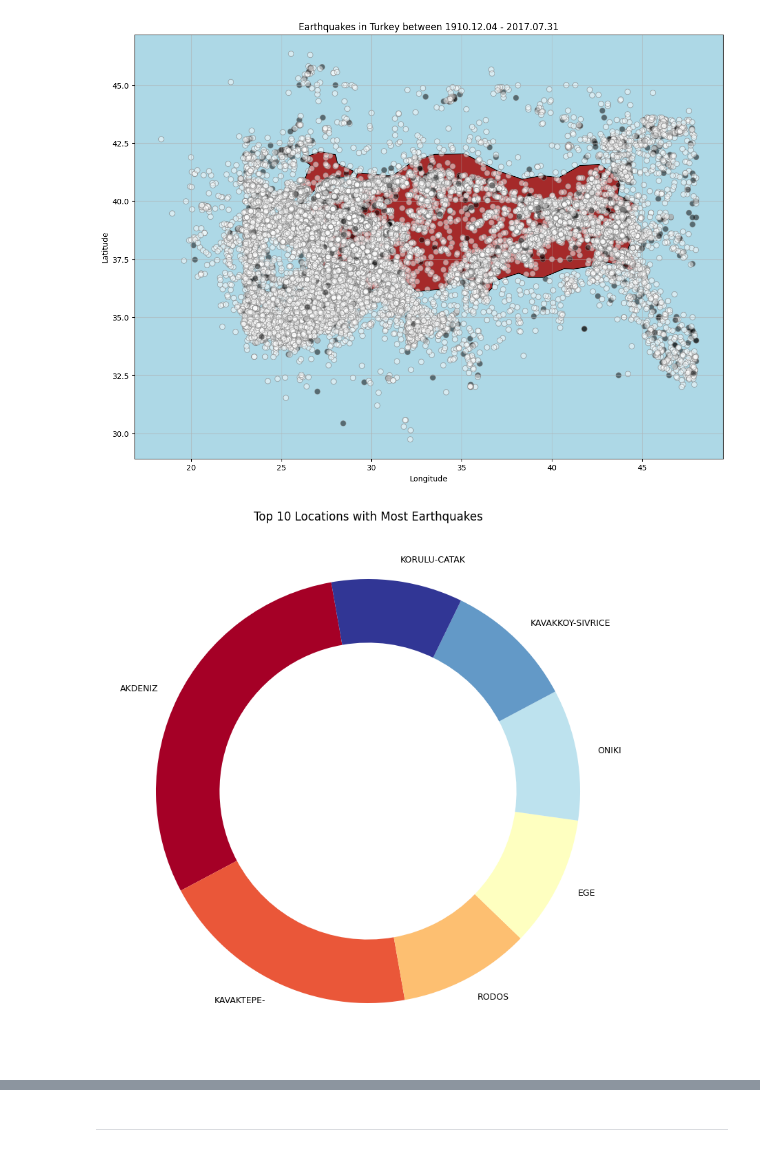
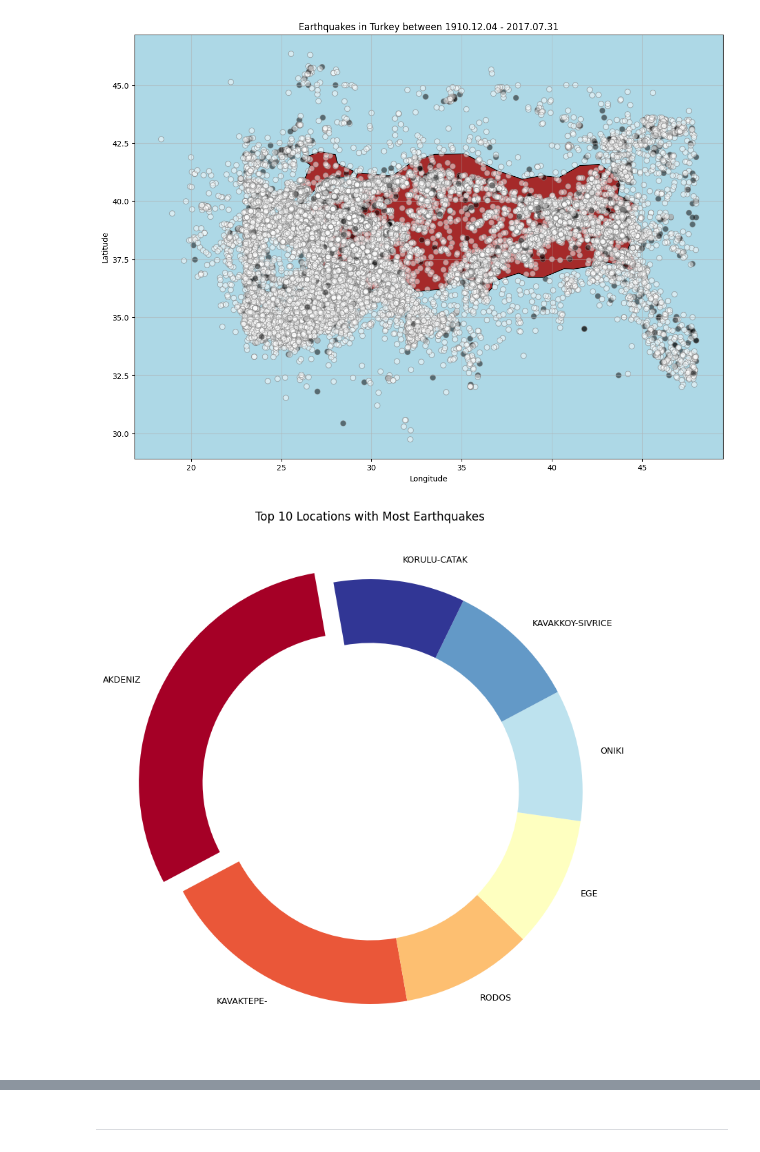
Before and after one commit to sedataskan/earthquake, a Jupyter notebook: earthquake.ipynb, the cells around one changed output, grey strips where cells are left out. Cells and saved outputs as stored; diff of their text form; code cells hidden in the pictures.

```diff
--- a/earthquake.ipynb
+++ b/earthquake.ipynb
@@ -66,14 +66,22 @@ plt.show()
 # %%
 city = turkey21["Yer"].dropna()
 
 cities = city.str.split(" ", expand=True) # split the string into a list
 
 fig, ax = plt.subplots(figsize=(10,10))
 
-cities[0].head(10).value_counts().plot(kind = "pie", cmap="RdYlBu", labels=cities[0].head(10).value_counts().index, pctdistance=0.9, labeldistance=1.1, startangle=100, textprops={'fontsize': 9}, wedgeprops=dict(width=0.3))
+cities[0].head(10).value_counts().plot(kind = "pie",
+                                    cmap="RdYlBu",
+                                    labels=cities[0].head(10).value_counts().index,
+                                    pctdistance=0.9,
+                                    labeldistance=1.1,
+                                    startangle=100,
+                                    textprops={'fontsize': 9},
+                                    wedgeprops=dict(width=0.3),
+                                    explode=[0.1 if i == 'AKDENIZ' else 0 for i in cities[0].head(10).value_counts().index])
 plt.title("Top 10 Locations with Most Earthquakes")
 plt.ylabel("")
 
 plt.show()
 # %% [output]
-[figure, old version]
+[figure, new version]
```
Also changed, not shown: parts of 1 cell of this notebook.
